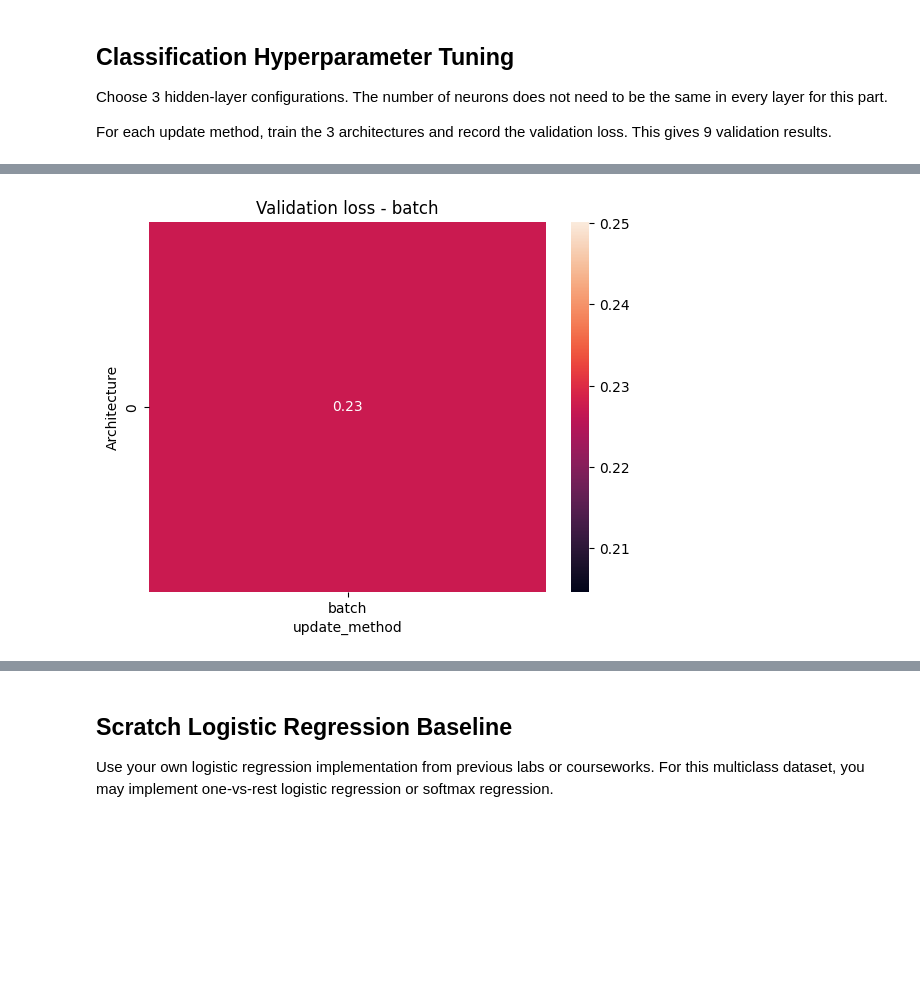
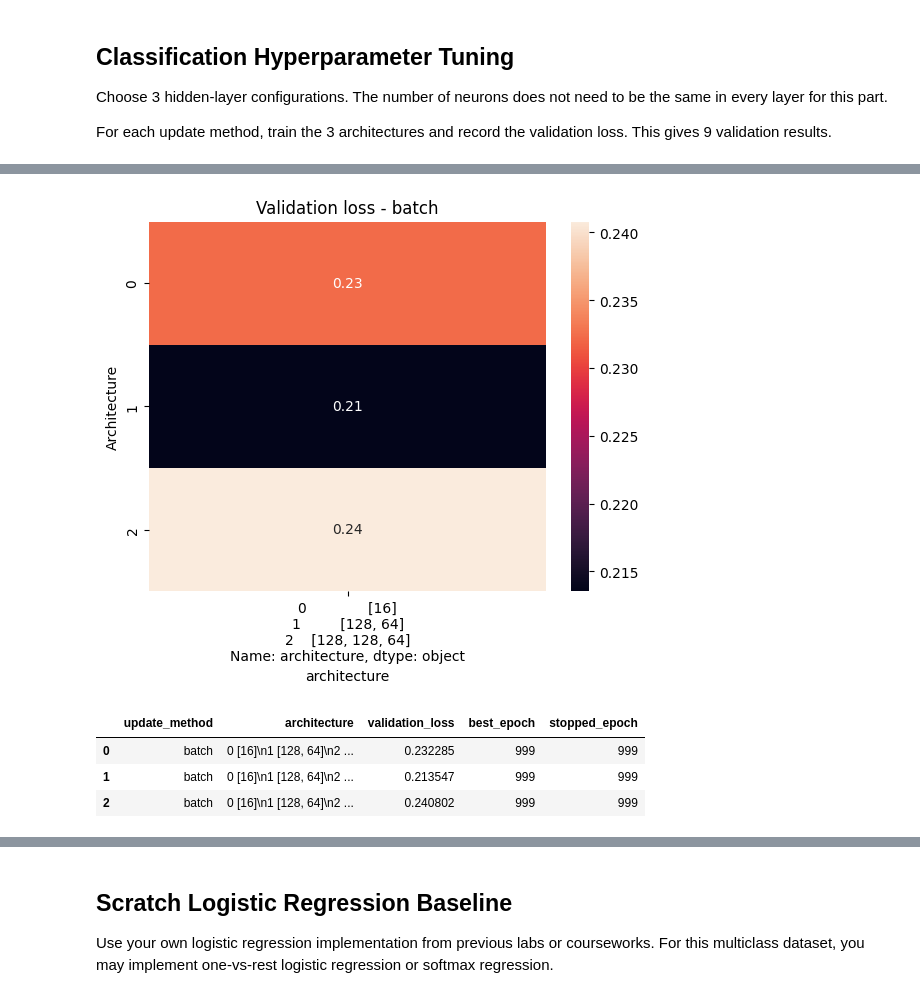
Before and after one commit to jhe-sua/fgv-teaemcd, a Jupyter notebook: tarefa3/810597.ipynb, the cells around one changed output, grey strips where cells are left out. Drawn from its saved outputs; the diff is of its cells as text; code cells hidden in the pictures; blank space fills up the shorter version.

```diff
--- a/tarefa3/810597.ipynb
+++ b/tarefa3/810597.ipynb
@@ -1166,8 +1166,8 @@ class NeuralNetworkMulticlassClassifier:
         self,
         X_train,
         y_train,
-        X_val,
-        y_val,
+        X_val = None,
+        y_val = None,
         epochs=1000,
         learning_rate=0.01,
         update_method="mini_batch",
@@ -1344,7 +1344,7 @@ for cada_update_method in classification_update_methods[0:1]:
 
         results.append({
             "update_method":cada_update_method,
-            "architecture":cada_layer_config,
+            "architecture":cada_layer_config.__str__(),
             "validation_loss":validation_loss_c,
             "best_epoch":best_epoch_c,
             "stopped_epoch":stopped_epoch_c
@@ -1373,25 +1380,32 @@ plt.show()
 # %%
 # TODO: Produce one validation-loss heatmap per update method.
 # Use architecture labels on the columns.
 
-cr = classification_results
+cr = classification_results.copy()
 
 for x in classification_update_methods[0:1]:
     heapmap_data = cr[cr["update_method"] == x].pivot(
-        columns="update_method",
+        columns="architecture",
         values="validation_loss"
     )
 
     sns.heatmap(
         heapmap_data,
         annot=True
     )
 
     plt.title(f"Validation loss - {x}")
     plt.ylabel("Architecture")
     plt.show()
 # %% [output]
-[figure, old version]
+[figure, new version]
+# %%
+cr
+# %% [output]
+|  | update_method | architecture | validation_loss | best_epoch | stopped_epoch |
+| 0 | batch | 0 [16]\n1 [128, 64]\n2 ... | 0.232285 | 999 | 999 |
+| 1 | batch | 0 [16]\n1 [128, 64]\n2 ... | 0.213547 | 999 | 999 |
+| 2 | batch | 0 [16]\n1 [128, 64]\n2 ... | 0.240802 | 999 | 999 |
 # %%
 # TODO: Select the final NumPy classifier using validation loss only.
 # Then evaluate it on the test set with AUROC, precision, F1, and accuracy.
```
Also changed, not shown: parts of 4 cells of this notebook.
